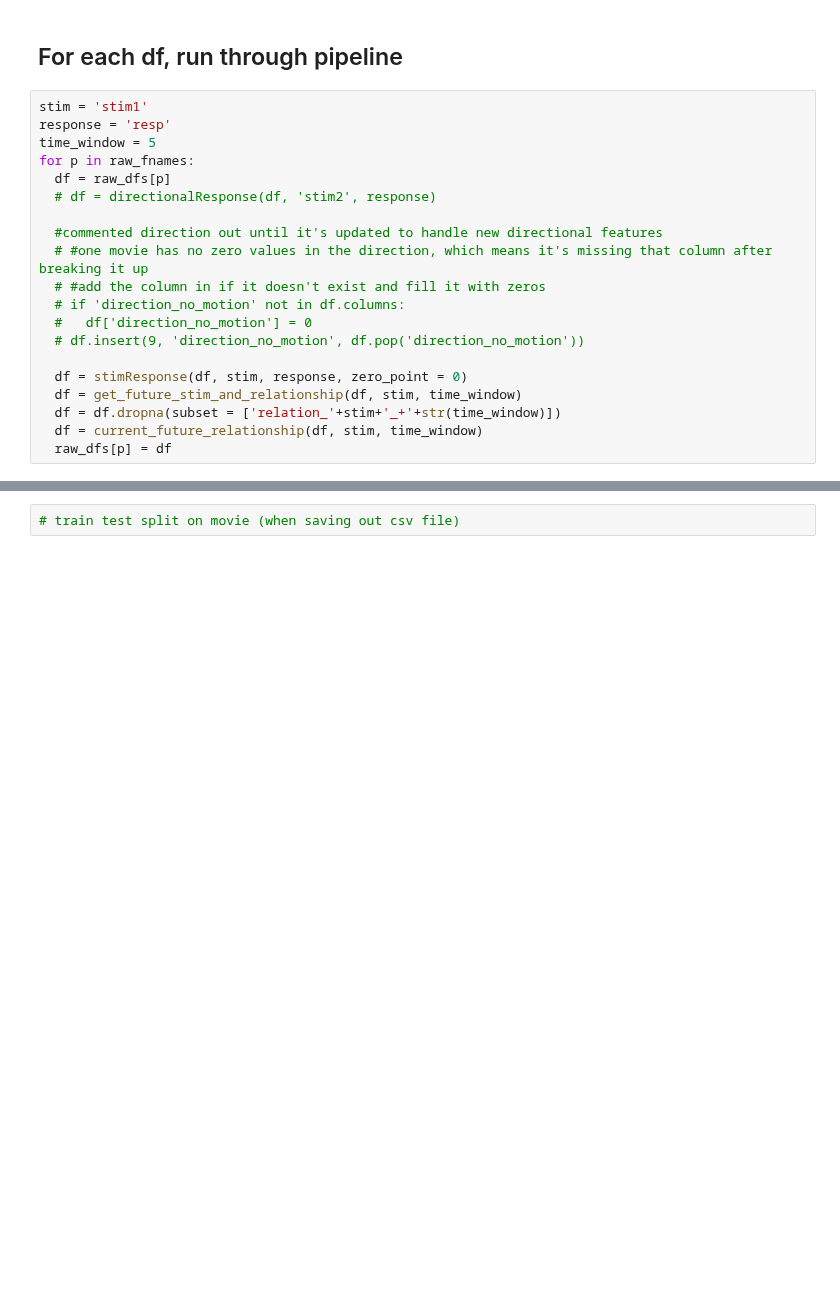
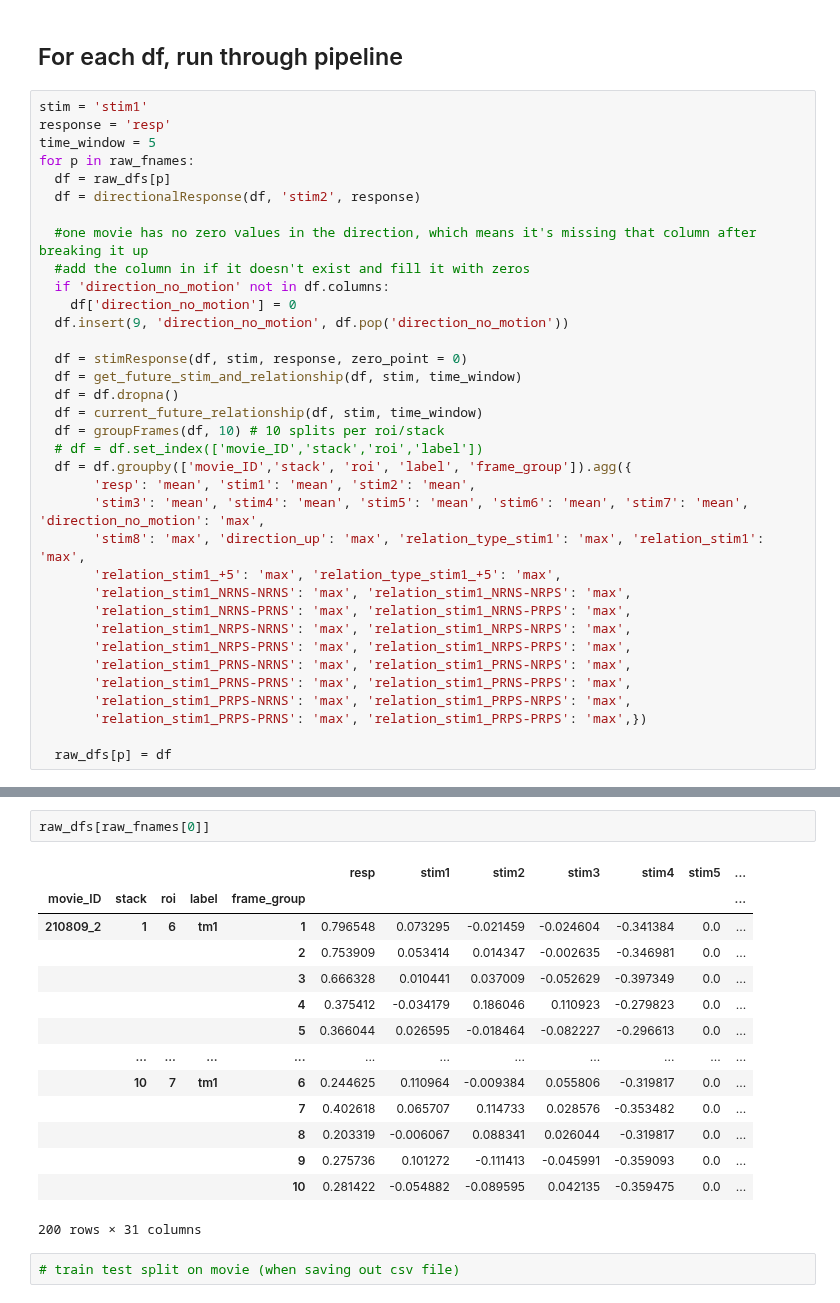
Before and after one commit to laurenneal/capstone-visual-neuroscience, a Jupyter notebook: Feature_Engineering_from_Raw_Data.ipynb, the cells around one changed output, grey strips where cells are left out. Saved outputs shown, nothing was run; the diff lists cells and outputs as text; blank space fills up the shorter version.

```diff
--- a/Feature_Engineering_from_Raw_Data.ipynb
+++ b/Feature_Engineering_from_Raw_Data.ipynb
@@ -367,17 +345,32 @@ response = 'resp'
 time_window = 5
 for p in raw_fnames:
   df = raw_dfs[p]
-  # df = directionalResponse(df, 'stim2', response)
+  df = directionalResponse(df, 'stim2', response)
 
-  #commented direction out until it's updated to handle new directional features
-  # #one movie has no zero values in the direction, which means it's missing that column after breaking it up
-  # #add the column in if it doesn't exist and fill it with zeros
-  # if 'direction_no_motion' not in df.columns:
-  #   df['direction_no_motion'] = 0
-  # df.insert(9, 'direction_no_motion', df.pop('direction_no_motion'))
+  #one movie has no zero values in the direction, which means it's missing that column after breaking it up
+  #add the column in if it doesn't exist and fill it with zeros
+  if 'direction_no_motion' not in df.columns:
+    df['direction_no_motion'] = 0
+  df.insert(9, 'direction_no_motion', df.pop('direction_no_motion'))
 
   df = stimResponse(df, stim, response, zero_point = 0)
   df = get_future_stim_and_relationship(df, stim, time_window)
-  df = df.dropna(subset = ['relation_'+stim+'_+'+str(time_window)])
+  df = df.dropna()
   df = current_future_relationship(df, stim, time_window)
+  df = groupFrames(df, 10) # 10 splits per roi/stack
+  # df = df.set_index(['movie_ID','stack','roi','label'])
+  df = df.groupby(['movie_ID','stack', 'roi', 'label', 'frame_group']).agg({
+       'resp': 'mean', 'stim1': 'mean', 'stim2': 'mean',
+       'stim3': 'mean', 'stim4': 'mean', 'stim5': 'mean', 'stim6': 'mean', 'stim7': 'mean', 'direction_no_motion': 'max',
+       'stim8': 'max', 'direction_up': 'max', 'relation_type_stim1': 'max', 'relation_stim1': 'max',
+       'relation_stim1_+5': 'max', 'relation_type_stim1_+5': 'max',
+       'relation_stim1_NRNS-NRNS': 'max', 'relation_stim1_NRNS-NRPS': 'max',
+       'relation_stim1_NRNS-PRNS': 'max', 'relation_stim1_NRNS-PRPS': 'max',
+       'relation_stim1_NRPS-NRNS': 'max', 'relation_stim1_NRPS-NRPS': 'max',
+       'relation_stim1_NRPS-PRNS': 'max', 'relation_stim1_NRPS-PRPS': 'max',
+       'relation_stim1_PRNS-NRNS': 'max', 'relation_stim1_PRNS-NRPS': 'max',
+       'relation_stim1_PRNS-PRNS': 'max', 'relation_stim1_PRNS-PRPS': 'max',
+       'relation_stim1_PRPS-NRNS': 'max', 'relation_stim1_PRPS-NRPS': 'max',
+       'relation_stim1_PRPS-PRNS': 'max', 'relation_stim1_PRPS-PRPS': 'max',})
+
   raw_dfs[p] = df
@@ -389,3 +390,20 @@ See the caveats in the documentation: https://pandas.pydata.org/pandas-docs/stab
+# %%
+raw_dfs[raw_fnames[0]]
+# %% [output]
+|  |  |  |  |  | resp | stim1 | stim2 | stim3 | stim4 | stim5 | ... |
+| movie_ID | stack | roi | label | frame_group |  |  |  |  |  |  | ... |
+| 210809_2 | 1 | 6 | tm1 | 1 | 0.796548 | 0.073295 | -0.021459 | -0.024604 | -0.341384 | 0.0 | ... |
+|  |  |  |  | 2 | 0.753909 | 0.053414 | 0.014347 | -0.002635 | -0.346981 | 0.0 | ... |
+|  |  |  |  | 3 | 0.666328 | 0.010441 | 0.037009 | -0.052629 | -0.397349 | 0.0 | ... |
+|  |  |  |  | 4 | 0.375412 | -0.034179 | 0.186046 | 0.110923 | -0.279823 | 0.0 | ... |
+|  |  |  |  | 5 | 0.366044 | 0.026595 | -0.018464 | -0.082227 | -0.296613 | 0.0 | ... |
+|  | ... | ... | ... | ... | ... | ... | ... | ... | ... | ... | ... |
+|  | 10 | 7 | tm1 | 6 | 0.244625 | 0.110964 | -0.009384 | 0.055806 | -0.319817 | 0.0 | ... |
+|  |  |  |  | 7 | 0.402618 | 0.065707 | 0.114733 | 0.028576 | -0.353482 | 0.0 | ... |
+|  |  |  |  | 8 | 0.203319 | -0.006067 | 0.088341 | 0.026044 | -0.319817 | 0.0 | ... |
+|  |  |  |  | 9 | 0.275736 | 0.101272 | -0.111413 | -0.045991 | -0.359093 | 0.0 | ... |
+|  |  |  |  | 10 | 0.281422 | -0.054882 | -0.089595 | 0.042135 | -0.359475 | 0.0 | ... |
+200 rows × 31 columns
 # %%
 # train test split on movie (when saving out csv file)
 # %% [markdown]
```
Also changed, not shown: parts of 14 cells of this notebook.
